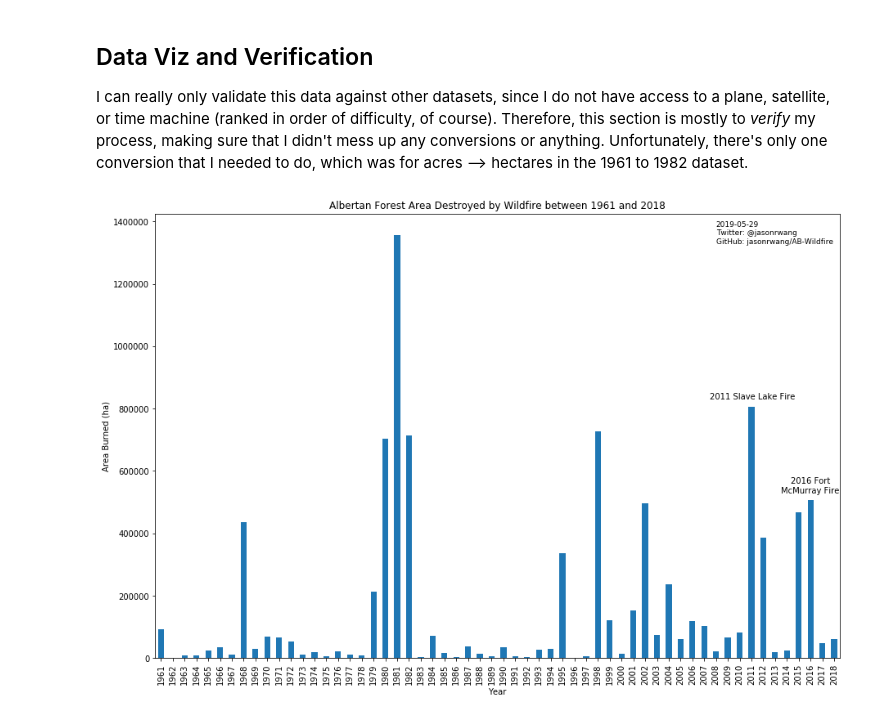
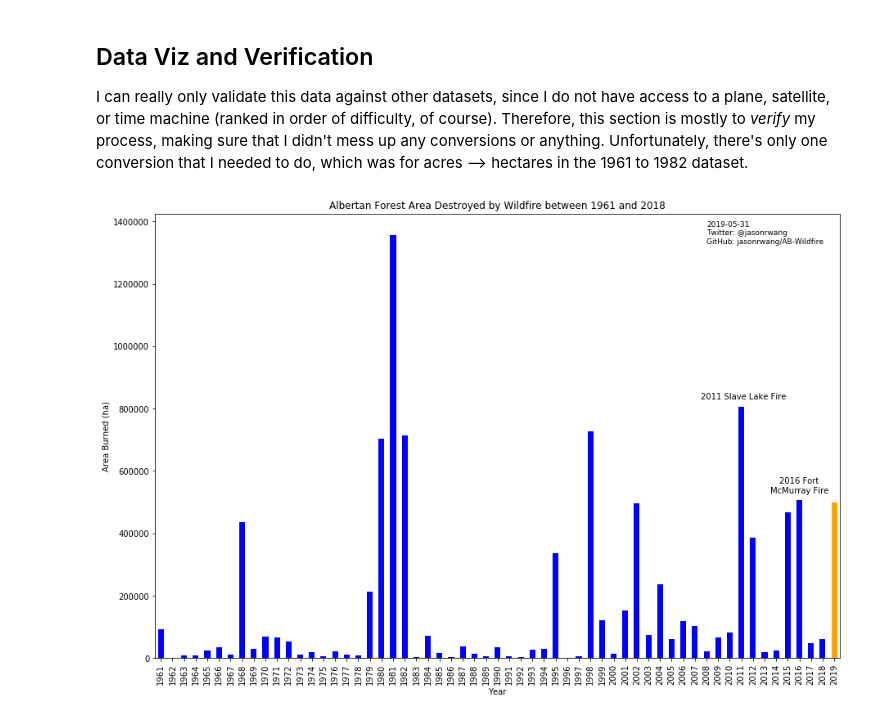
Before and after one commit to jasonrwang/AB-Wildfire, a Jupyter notebook: AB-Wildfire.ipynb, the cells around one changed output. Cells and saved outputs as stored; diff of their text form; code cells hidden in the pictures.

Commit message:
Now scrapes 2019 data from AB Gov site

```diff
--- a/AB-Wildfire.ipynb
+++ b/AB-Wildfire.ipynb
@@ -127,2 +131,20 @@ df = df.append(pd.DataFrame.from_dict({'Year': [2018], 'Area': [59809]}))
+# %%
+import requests
+from bs4 import BeautifulSoup
+
+# Inspect elements on the table
+page_name = 'https://wildfire.alberta.ca/reports/sitrep.html'
+page = requests.get(page_name)
+
+soup = BeautifulSoup(page.text, 'html.parser')
+area2019 = float(
+    soup
+    .find_all(bgcolor='#CCCCCC')[-1] # Take last #CCCCCC shaded table cell, which is
+    .find_all('font')[0].contents[0]
+    .replace(',','')
+    )
+# %%
+# 2019 data as of 2019-05-31 available from PDFs on https://wildfire.alberta.ca/wildfire-status/default.aspx
+df = df.append(pd.DataFrame.from_dict({'Year': [2019], 'Area': [area2019]}))
 # %%
 # Save all the data as an aggregated bunch for easier processing later, or elsewhere!
@@ -134,24 +156,26 @@ I can really only validate this data against other datasets, since I do not have
 # %%
 fig = (df.groupby(by = 'Year').sum()
        .plot(
            kind = 'bar',
            figsize = (15, 10),
            title = 'Albertan Forest Area Destroyed by Wildfire between 1961 and 2018',
-           legend = False
+           legend = False,
+           color = 'b'
        )
-       .set(xlabel="Year", ylabel="Area Burned (ha)")
       )
+fig.patches[-1].set_facecolor('orange')
+fig.set(xlabel = 'Year', ylabel = 'Area Burned (ha)')
 
-credit = '2019-05-29\nTwitter: @jasonrwang\nGitHub: jasonrwang/AB-Wildfire'
+credit = '2019-05-31\nTwitter: @jasonrwang\nGitHub: jasonrwang/AB-Wildfire'
 plt.text(47, 1330000, credit, fontsize=9)
 plt.text(46.5, 830000, '2011 Slave Lake Fire', fontsize=10)
 plt.text(55, 530000, '2016 Fort\nMcMurray Fire', fontsize=10, horizontalalignment='center')
 
 # Save the the figure for other uses
-plt.savefig('img/ABWildfires_1961-2018.png')
+plt.savefig('img/ABWildfires_1961-2019.png')
 plt.show()
 # %% [output]
-[figure, old version]
+[figure, new version]
 # %% [markdown]
 Compare this to [National Forest Database's compiled data for Alberta](http://nfdp.ccfm.org/en/data/fires.php). At least for the 1990-2017 time period, we have similar numbers. Recall that I took 2018 from them.
 ![NFD 1990-2018 Alberta Wildfire Data](img/NFD_Alberta_1990-2018.png)
```
Also changed, not shown: parts of 2 cells of this notebook, 5 other files.
